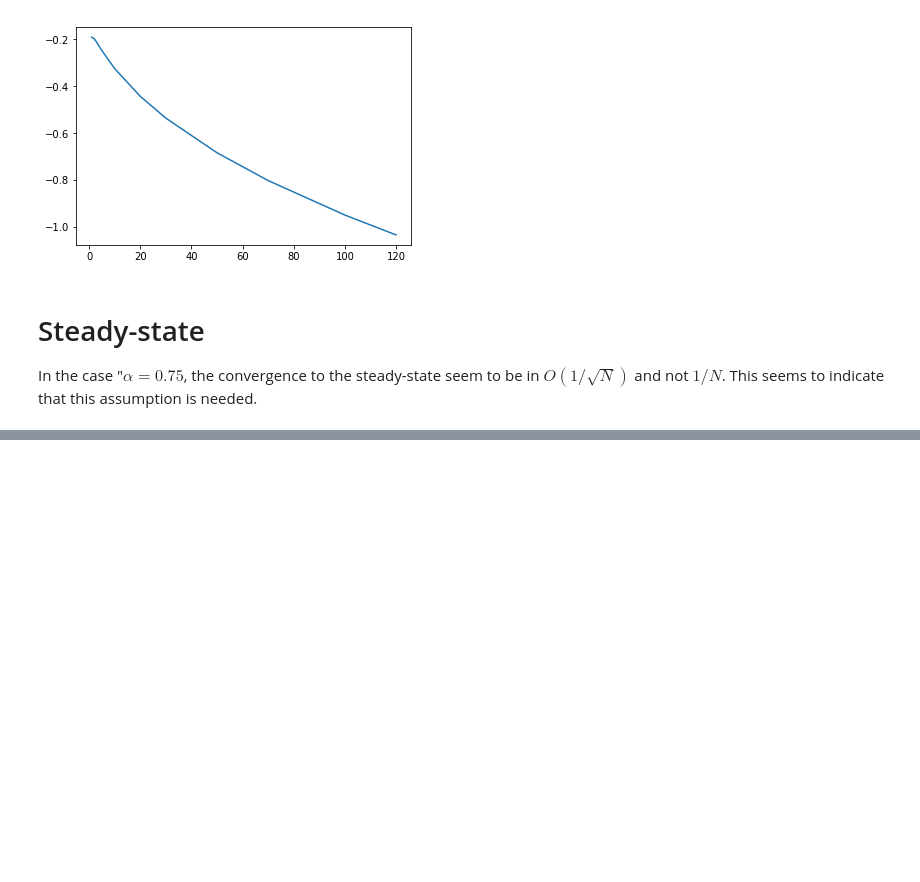
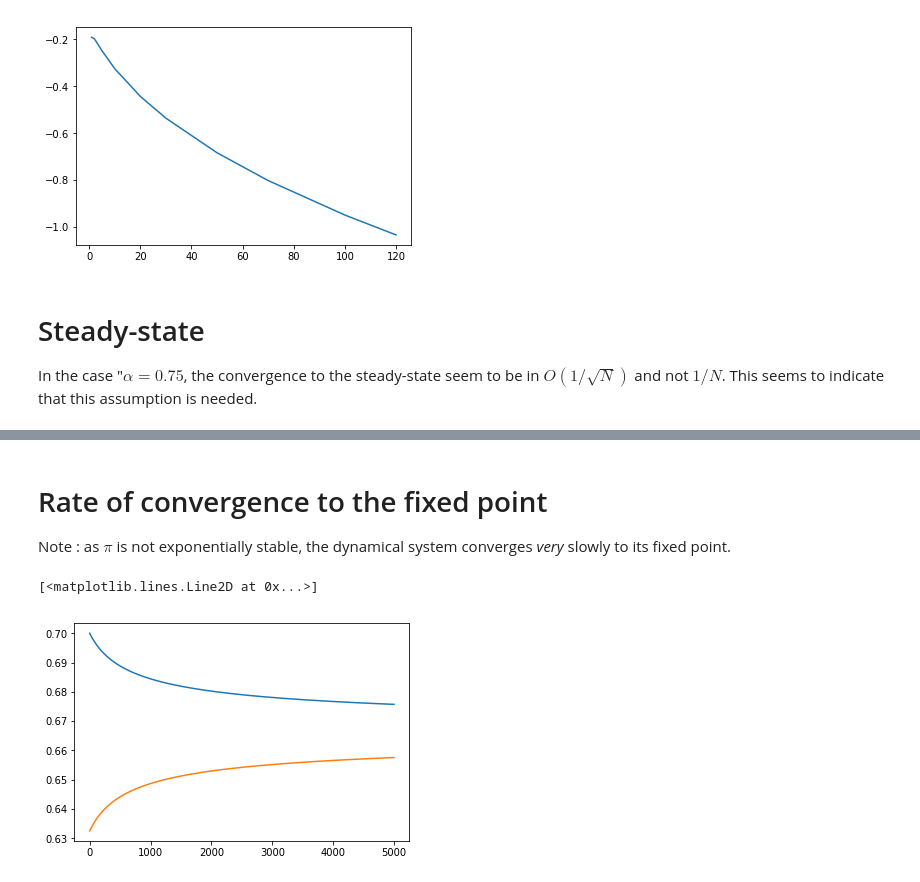
Before and after one commit to ngast/RefinedMeanField_SynchronousPopulation, a Jupyter notebook: simu/unstable1Dmodel.ipynb, the cells around one changed output, grey strips where cells are left out. Drawn from its saved outputs; the diff is of its cells as text; code cells hidden in the pictures; blank space fills up the shorter version.

```diff
--- a/simu/unstable1Dmodel.ipynb
+++ b/simu/unstable1Dmodel.ipynb
@@ -190,0 +233,14 @@ plt.plot(myN,np.array(errorMF)*np.sqrt(1+myN))
+# %% [markdown]
+# Rate of convergence to the fixed point
+
+Note : as $\pi$ is not exponentially stable, the dynamical system converges *very* slowly to its fixed point.
+# %%
+T=10000
+X = mean_field(m0,T)
+Xp = [X[i] for i in range(T) if i%2==0]
+Xm = [X[i] for i in range(T) if i%2==1]
+plt.plot(Xp)
+plt.plot(Xm)
+# %% [output]
+[<matplotlib.lines.Line2D at 0x...>]
+[figure, added]
```
Also changed, not shown: parts of 10 cells of this notebook.
